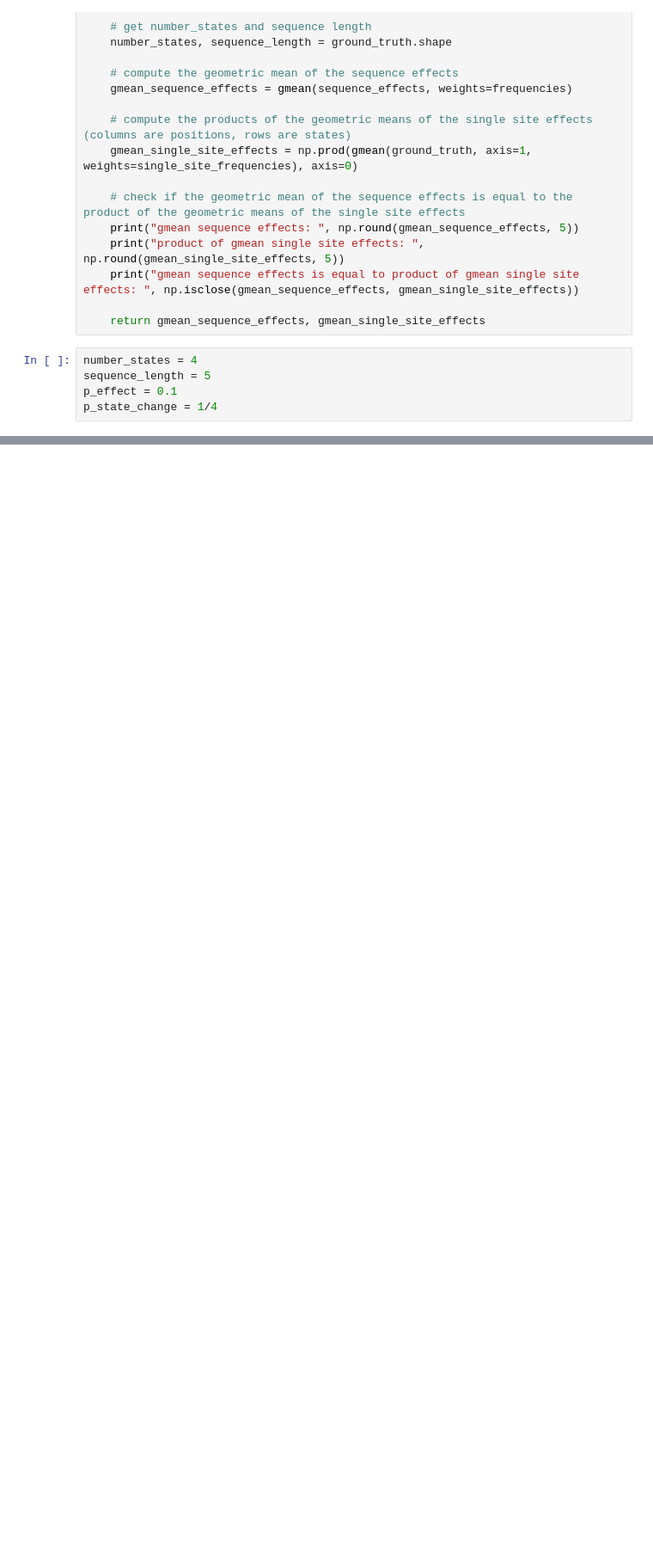
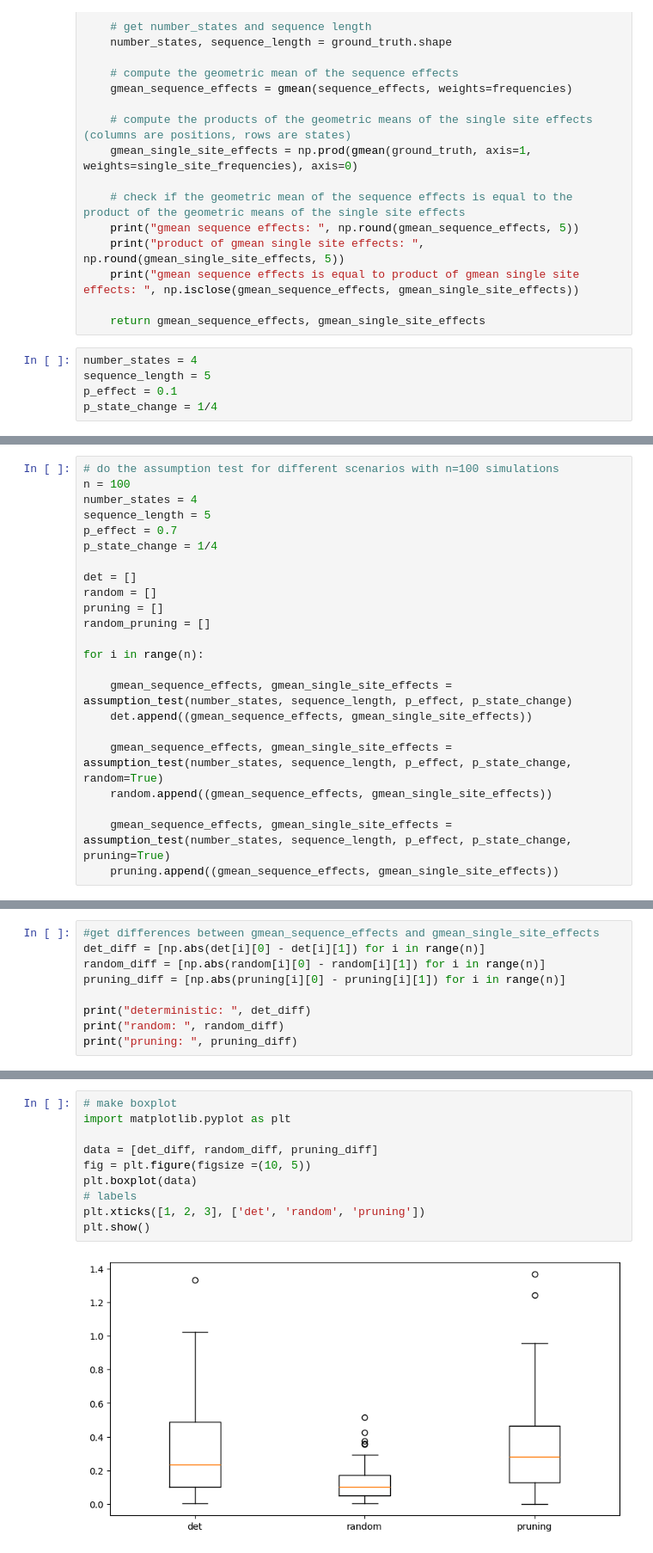
Before and after one commit to JoshuaGensel/dmMIME_correction, a Jupyter notebook: src/assumption_testing.ipynb, the cells around one changed output, grey strips where cells are left out. Shown at 86% size. Drawn from its saved outputs; the diff is of its cells as text; blank space fills up the shorter version.

Commit message:
assumption testing simulations

```diff
--- a/src/assumption_testing.ipynb
+++ b/src/assumption_testing.ipynb
@@ -111,0 +100,23 @@ gmean sequence effects is equal to product of gmean single site effects:  False
+# %%
+# do the assumption test for different scenarios with n=100 simulations
+n = 100
+number_states = 4
+sequence_length = 5
+p_effect = 0.7
+p_state_change = 1/4
+
+det = []
+random = []
+pruning = []
+random_pruning = []
+
+for i in range(n):
+
+    gmean_sequence_effects, gmean_single_site_effects = assumption_test(number_states, sequence_length, p_effect, p_state_change)
+    det.append((gmean_sequence_effects, gmean_single_site_effects))
+
+    gmean_sequence_effects, gmean_single_site_effects = assumption_test(number_states, sequence_length, p_effect, p_state_change, random=True)
+    random.append((gmean_sequence_effects, gmean_single_site_effects))
+
+    gmean_sequence_effects, gmean_single_site_effects = assumption_test(number_states, sequence_length, p_effect, p_state_change, pruning=True)
+    pruning.append((gmean_sequence_effects, gmean_single_site_effects))
@@ -111,0 +141,9 @@ gmean sequence effects is equal to product of gmean single site effects:  False
+# %%
+#get differences between gmean_sequence_effects and gmean_single_site_effects
+det_diff = [np.abs(det[i][0] - det[i][1]) for i in range(n)]
+random_diff = [np.abs(random[i][0] - random[i][1]) for i in range(n)]
+pruning_diff = [np.abs(pruning[i][0] - pruning[i][1]) for i in range(n)]
+
+print("deterministic: ", det_diff)
+print("random: ", random_diff)
+print("pruning: ", pruning_diff)
@@ -111,0 +154,12 @@ gmean sequence effects is equal to product of gmean single site effects:  False
+# %%
+# make boxplot
+import matplotlib.pyplot as plt
+
+data = [det_diff, random_diff, pruning_diff]
+fig = plt.figure(figsize =(10, 5))
+plt.boxplot(data)
+# labels
+plt.xticks([1, 2, 3], ['det', 'random', 'pruning'])
+plt.show()
+# %% [output]
+[figure, added]
```
Also changed, not shown: parts of 9 cells of this notebook.
